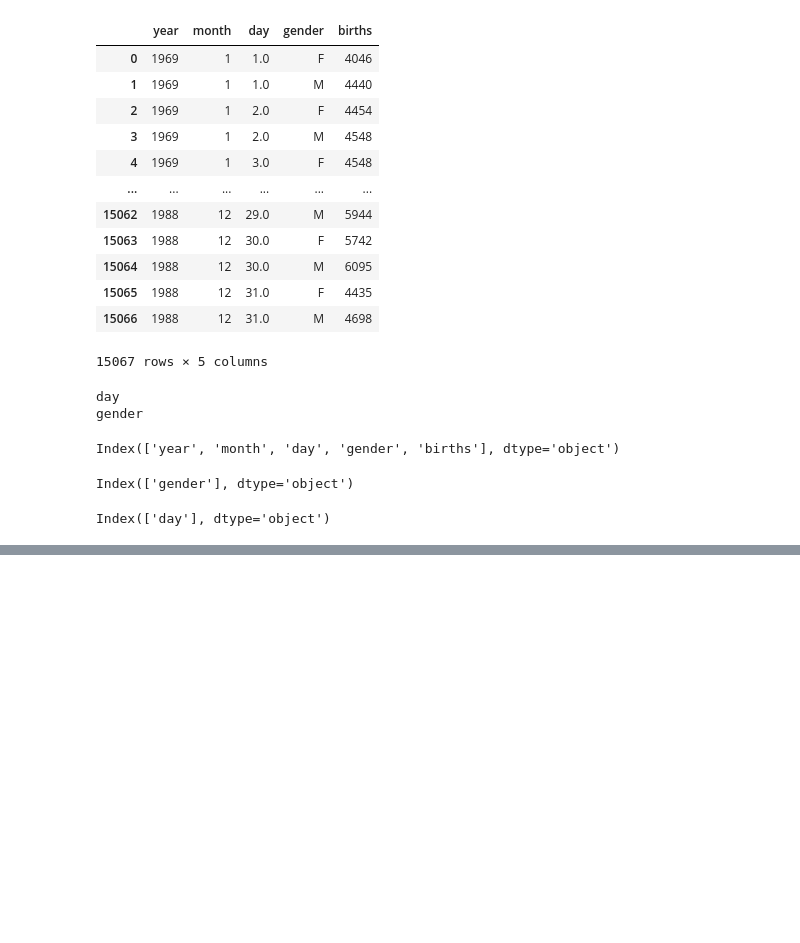
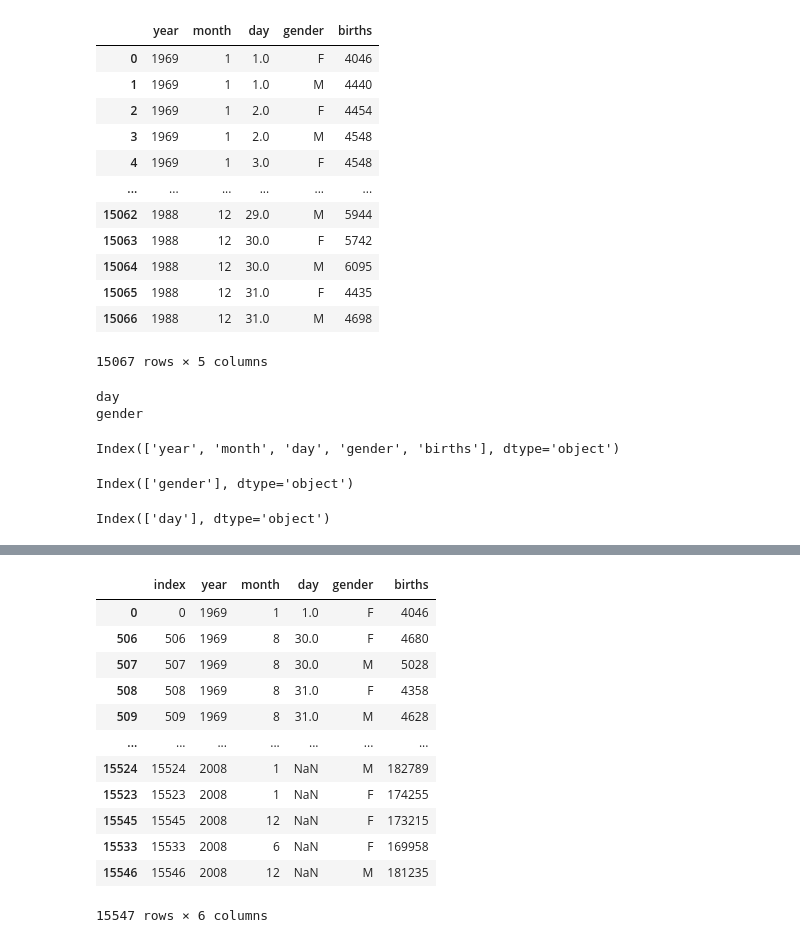
Before and after one commit to mcfatbeard57/Collabs_notebooks, a Jupyter notebook: Working_with_Tesnors.ipynb, the cells around one changed output, grey strips where cells are left out. Cells and saved outputs as stored; diff of their text form; code cells hidden in the pictures; blank space fills up the shorter version.

```diff
--- a/Working_with_Tesnors.ipynb
+++ b/Working_with_Tesnors.ipynb
@@ -230,0 +289,16 @@ Index(['day'], dtype='object')
+# %%
+df.reset_index().sort_values(by = 'year')
+# %% [output]
+|  | index | year | month | day | gender | births |
+| 0 | 0 | 1969 | 1 | 1.0 | F | 4046 |
+| 506 | 506 | 1969 | 8 | 30.0 | F | 4680 |
+| 507 | 507 | 1969 | 8 | 30.0 | M | 5028 |
+| 508 | 508 | 1969 | 8 | 31.0 | F | 4358 |
+| 509 | 509 | 1969 | 8 | 31.0 | M | 4628 |
+| ... | ... | ... | ... | ... | ... | ... |
+| 15524 | 15524 | 2008 | 1 | NaN | M | 182789 |
+| 15523 | 15523 | 2008 | 1 | NaN | F | 174255 |
+| 15545 | 15545 | 2008 | 12 | NaN | F | 173215 |
+| 15533 | 15533 | 2008 | 6 | NaN | F | 169958 |
+| 15546 | 15546 | 2008 | 12 | NaN | M | 181235 |
+15547 rows × 6 columns
```
Also changed, not shown: parts of 14 cells of this notebook.
